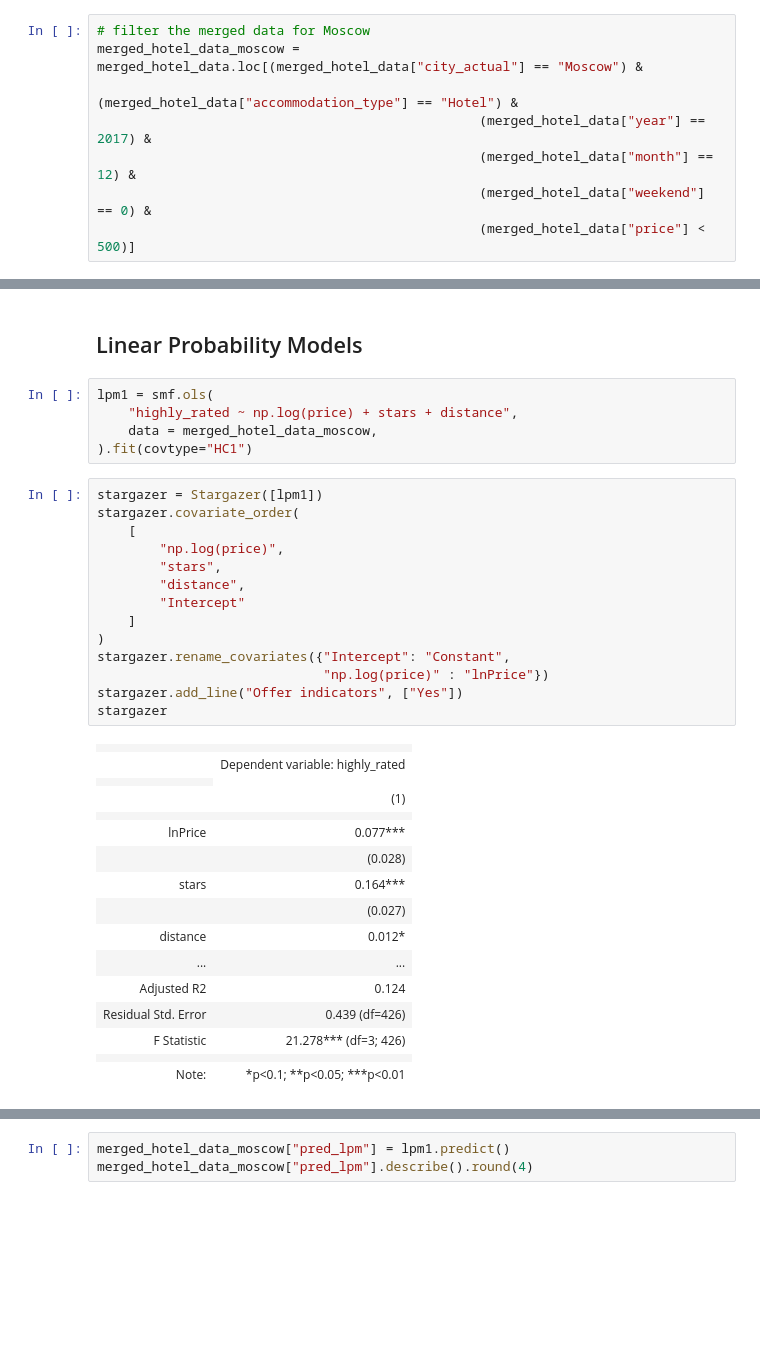
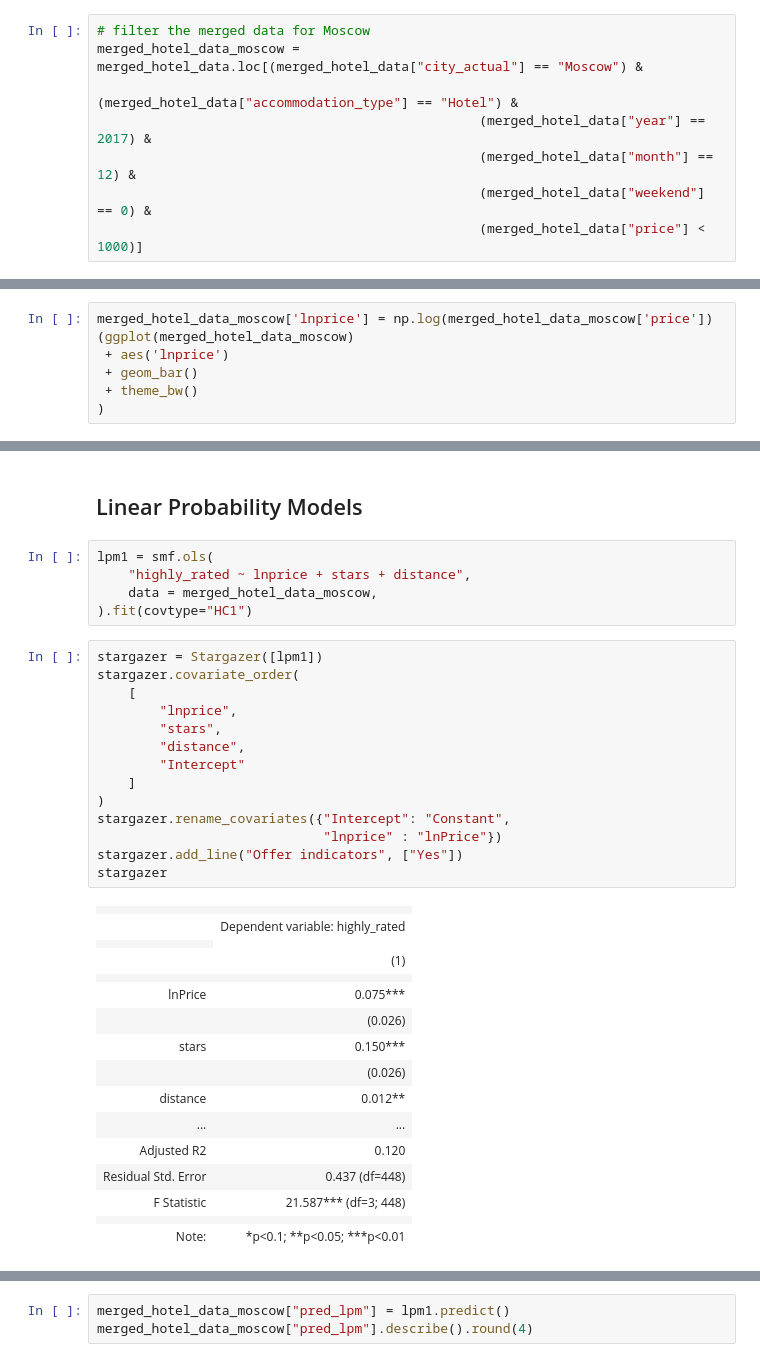
Before and after one commit to 00Dabide/DA2-Assignment-2, a Jupyter notebook: Assignment_Clean.ipynb, the cells around one changed output, grey strips where cells are left out. Cells and saved outputs as stored; diff of their text form; blank space fills up the shorter version.

```diff
--- a/Assignment_Clean.ipynb
+++ b/Assignment_Clean.ipynb
@@ -37,7 +37,7 @@ merged_hotel_data_moscow = merged_hotel_data.loc[(merged_hotel_data["city_actual
                                                  (merged_hotel_data["year"] == 2017) &
                                                  (merged_hotel_data["month"] == 12) &
                                                  (merged_hotel_data["weekend"] == 0) &
-                                                 (merged_hotel_data["price"] < 500)]
+                                                 (merged_hotel_data["price"] < 1000)]
 # %% [markdown]
 ## Ratings Data Cleaning
 # %%
@@ -121,0 +133,7 @@ merged_hotel_data_moscow[["stars","distance","price","highly_rated"]].describe()
+# %%
+merged_hotel_data_moscow['lnprice'] = np.log(merged_hotel_data_moscow['price'])
+(ggplot(merged_hotel_data_moscow)
+ + aes('lnprice')
+ + geom_bar()
+ + theme_bw()
+)
@@ -184,38 +223,38 @@ Discuss your results!
 ## Linear Probability Models
 # %%
 lpm1 = smf.ols(
-    "highly_rated ~ np.log(price) + stars + distance",
+    "highly_rated ~ lnprice + stars + distance",
     data = merged_hotel_data_moscow,
 ).fit(covtype="HC1")
 # %%
 stargazer = Stargazer([lpm1])
 stargazer.covariate_order(
     [
-        "np.log(price)",
+        "lnprice",
         "stars",
         "distance",
         "Intercept"
     ]
 )
 stargazer.rename_covariates({"Intercept": "Constant",
-                             "np.log(price)" : "lnPrice"})
+                             "lnprice" : "lnPrice"})
 stargazer.add_line("Offer indicators", ["Yes"])
 stargazer
 # %% [output]
 |  |  |
 |  | Dependent variable: highly_rated |
 |  |
 |  | (1) |
 |  |  |
-| lnPrice | 0.077*** |
-|  | (0.028) |
-| stars | 0.164*** |
-|  | (0.027) |
-| distance | 0.012* |
+| lnPrice | 0.075*** |
+|  | (0.026) |
+| stars | 0.150*** |
+|  | (0.026) |
+| distance | 0.012** |
 | ... | ... |
-| Adjusted R2 | 0.124 |
-| Residual Std. Error | 0.439 (df=426) |
-| F Statistic | 21.278*** (df=3; 426) |
+| Adjusted R2 | 0.120 |
+| Residual Std. Error | 0.437 (df=448) |
+| F Statistic | 21.587*** (df=3; 448) |
 |  |  |
 | Note: | *p<0.1; **p<0.05; ***p<0.01 |
 # %% [markdown]
```
Also changed, not shown: parts of 10 cells of this notebook.
